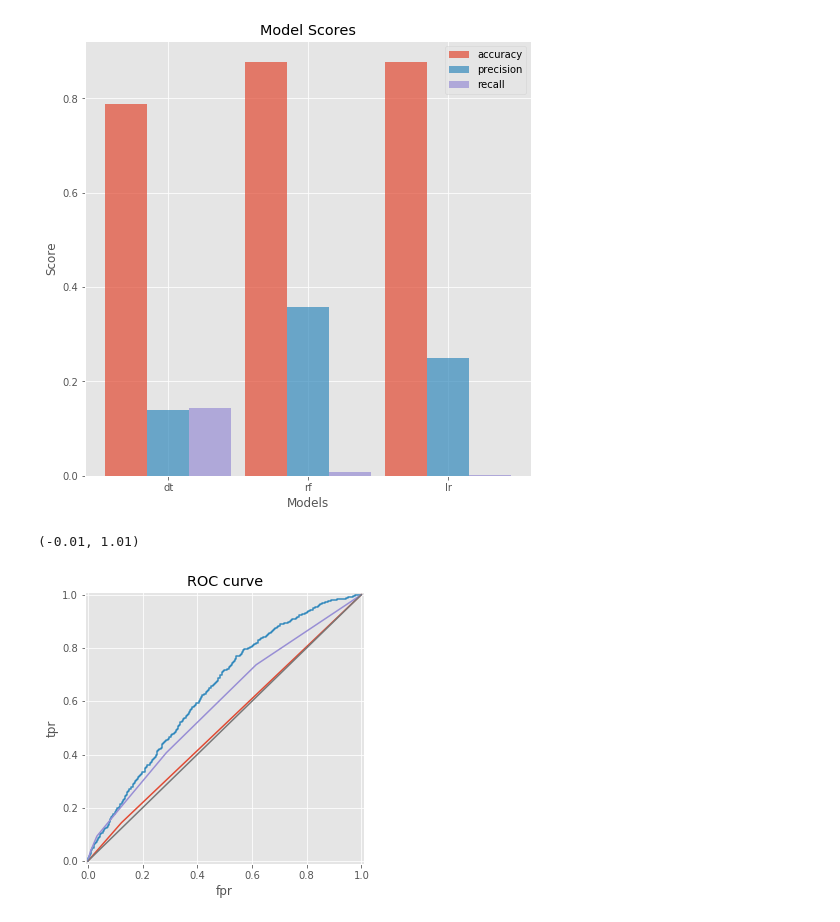
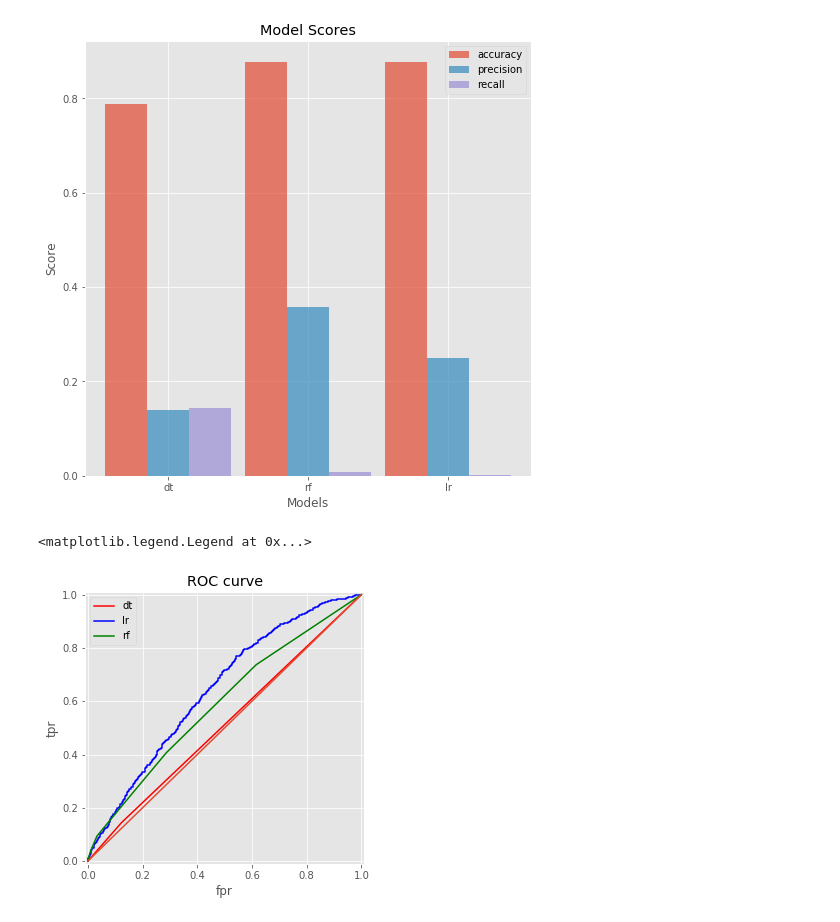
Before and after one commit to annkudinova/sfml, a Jupyter notebook: hw2_kudinova.ipynb, the cells around one changed output. Drawn from its saved outputs; the diff is of its cells as text; code cells hidden in the pictures.

```diff
--- a/hw2_kudinova.ipynb
+++ b/hw2_kudinova.ipynb
@@ -350,27 +367,28 @@ plt.legend()
 # %%
 # Потроить roc-кривые всех моделей на одном графике
 # Вывести roc_auc каждой моделе
 
 ## Your Code Here
 
 from sklearn.metrics import roc_curve, roc_auc_score
 
 fpr1, tpr1, thresholds1 = roc_curve(y_test, y_hat_proba_dt[:,1])
 fpr2, tpr2, thresholds2 = roc_curve(y_test, y_hat_proba_lr[:,1])
 fpr3, tpr3, thresholds3 = roc_curve(y_test, y_hat_proba_rf[:,1])
 
 plt.figure(figsize=(5, 5))
-plt.plot(fpr1, tpr1)
-plt.plot(fpr2, tpr2)
-plt.plot(fpr3, tpr3)
+plt.plot(fpr1, tpr1, 'r', label='dt')
+plt.plot(fpr2, tpr2, 'b', label='lr')
+plt.plot(fpr3, tpr3, 'g', label='rf')
 plt.plot([0, 1], [0, 1])
 plt.ylabel('tpr')
 plt.xlabel('fpr')
 plt.grid(True)
 plt.title('ROC curve')
 plt.xlim((-0.01, 1.01))
 plt.ylim((-0.01, 1.01))
+plt.legend()
 # %% [output]
-(-0.01, 1.01)
+<matplotlib.legend.Legend at 0x...>
-[figure, old version]
+[figure, new version]
 # %%
```
Also changed, not shown: parts of 10 cells of this notebook.
